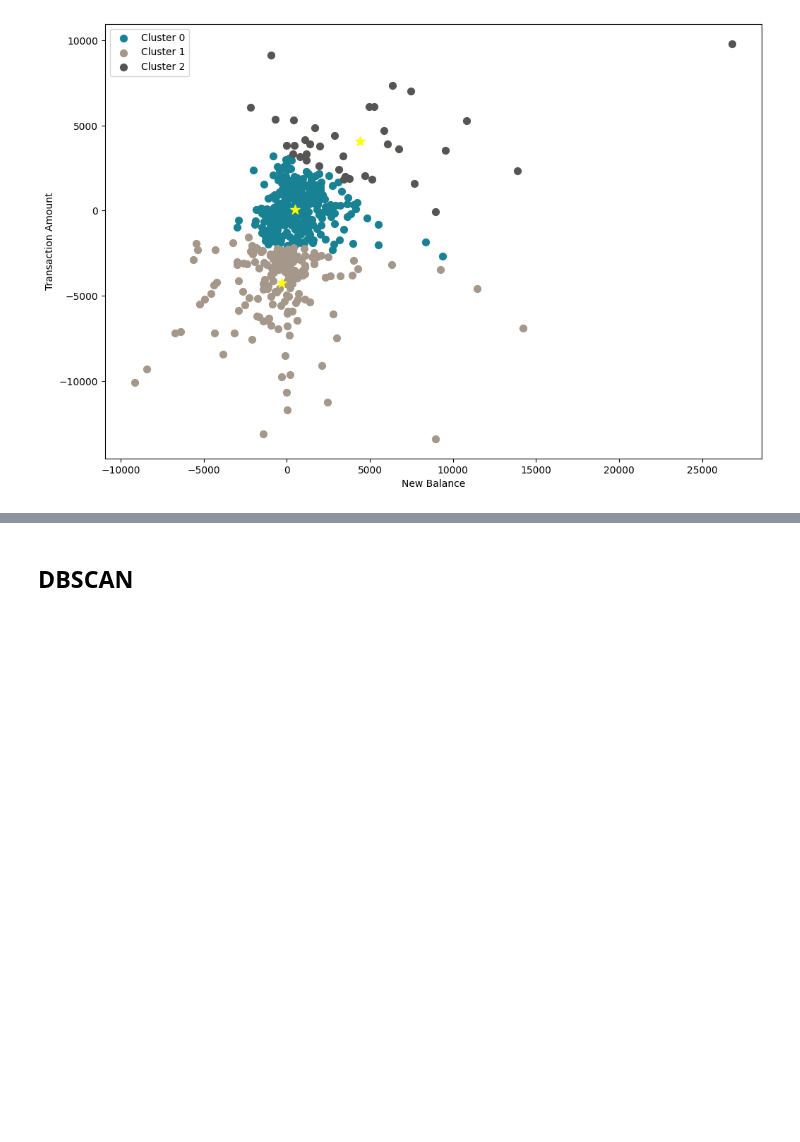
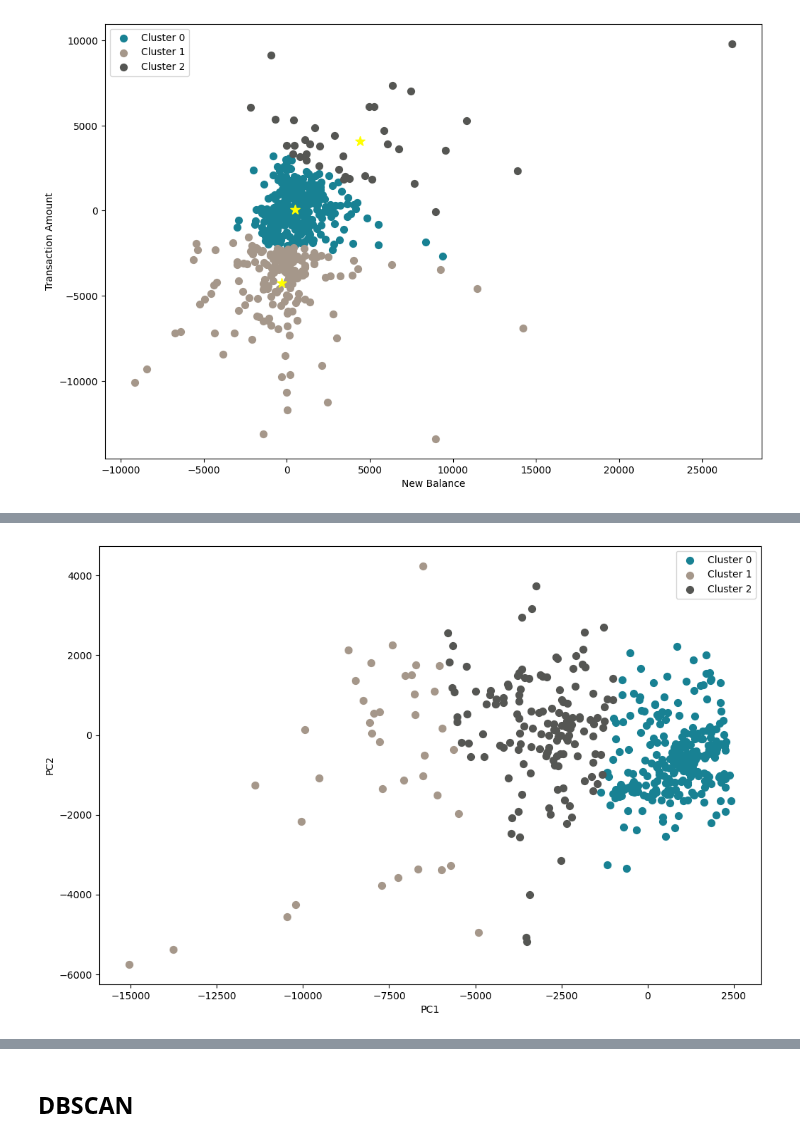
Before and after one commit to btmarsh6/mini-project-III, a Jupyter notebook: Brittany_Cluster_Notebook.ipynb, the cells around one changed output, grey strips where cells are left out. Saved outputs shown, nothing was run; the diff lists cells and outputs as text; code cells hidden in the pictures; blank space fills up the shorter version.

```diff
--- a/Brittany_Cluster_Notebook.ipynb
+++ b/Brittany_Cluster_Notebook.ipynb
@@ -441,3 +443,25 @@ means
 | 0 | 1.362994e+06 | 2.485327 | 16.990971 | 12.884876 | 0.047404 | 11.399549 | 0.153499 | 1.884876 | 2.083521 | 9.593679 | 14.747178 | ... |
 | 1 | 1.362983e+06 | 2.302703 | 22.918919 | 16.756757 | 0.016216 | 2.951351 | 0.027027 | 3.351351 | 2.681081 | 10.594595 | 20.767568 | ... |
 | 2 | 1.362976e+06 | 1.750000 | 19.722222 | 15.805556 | 0.250000 | 12.000000 | 0.000000 | 1.083333 | 2.194444 | 11.805556 | 14.194444 | ... |
+# %%
+from sklearn.decomposition import PCA
+import matplotlib.pyplot as plt
+
+# Select relevant columns for PCA
+X = transactions[['interest_amt', 'new_balance', 'principal_amt', 'tran_amt']]
+
+# Apply PCA with 2 components
+pca = PCA(n_components=2)
+X_pca = pca.fit_transform(X)
+
+# Create a scatter plot of the transformed data with cluster labels
+colors = ['#188193', '#a5978a', '#555653', '#b7bfc3', '#79868d', '#35948e', '#075773']
+for i in range(3):
+    plt.scatter(X_pca[cluster_labels==i, 0], X_pca[cluster_labels==i, 1], s=50, c=colors[i], label='Cluster '+str(i))
+
+plt.xlabel('PC1')
+plt.ylabel('PC2')
+plt.legend()
+plt.show()
+# %% [output]
+[figure, added]
```
Also changed, not shown: parts of 4 cells of this notebook, 1 other file.
